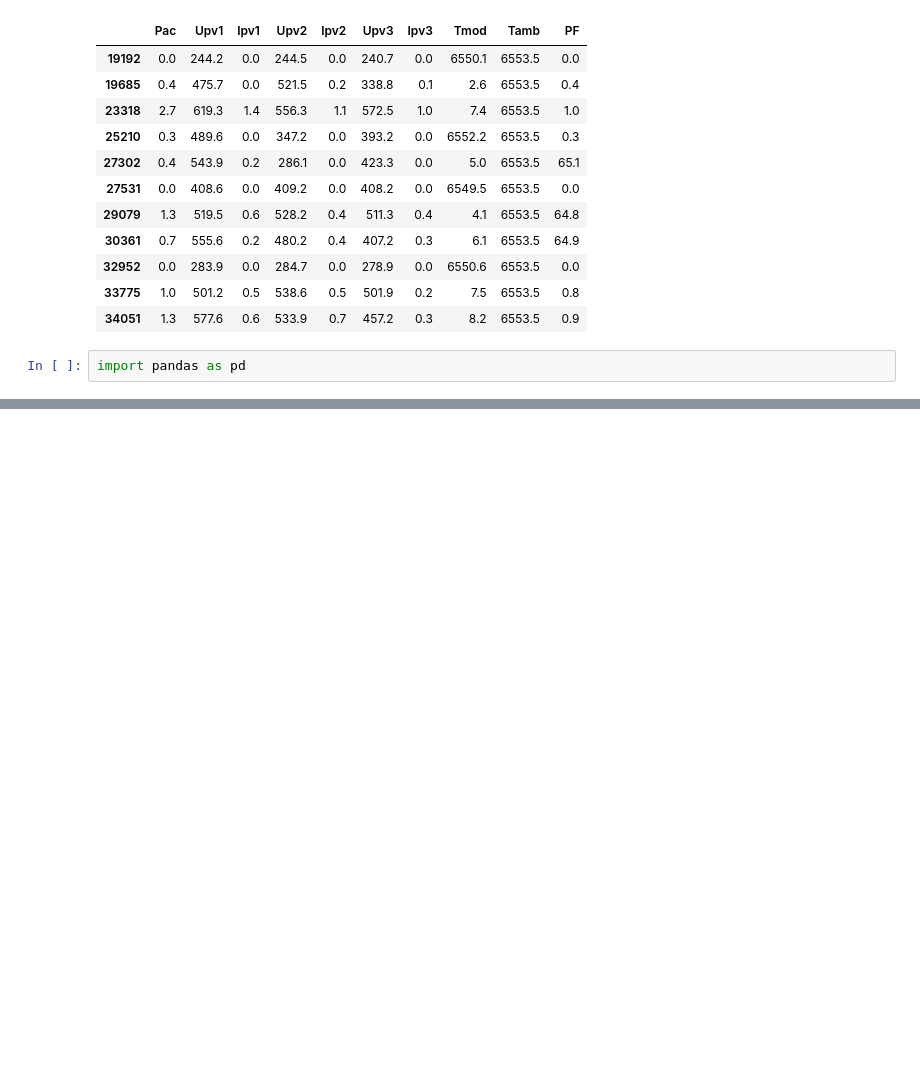
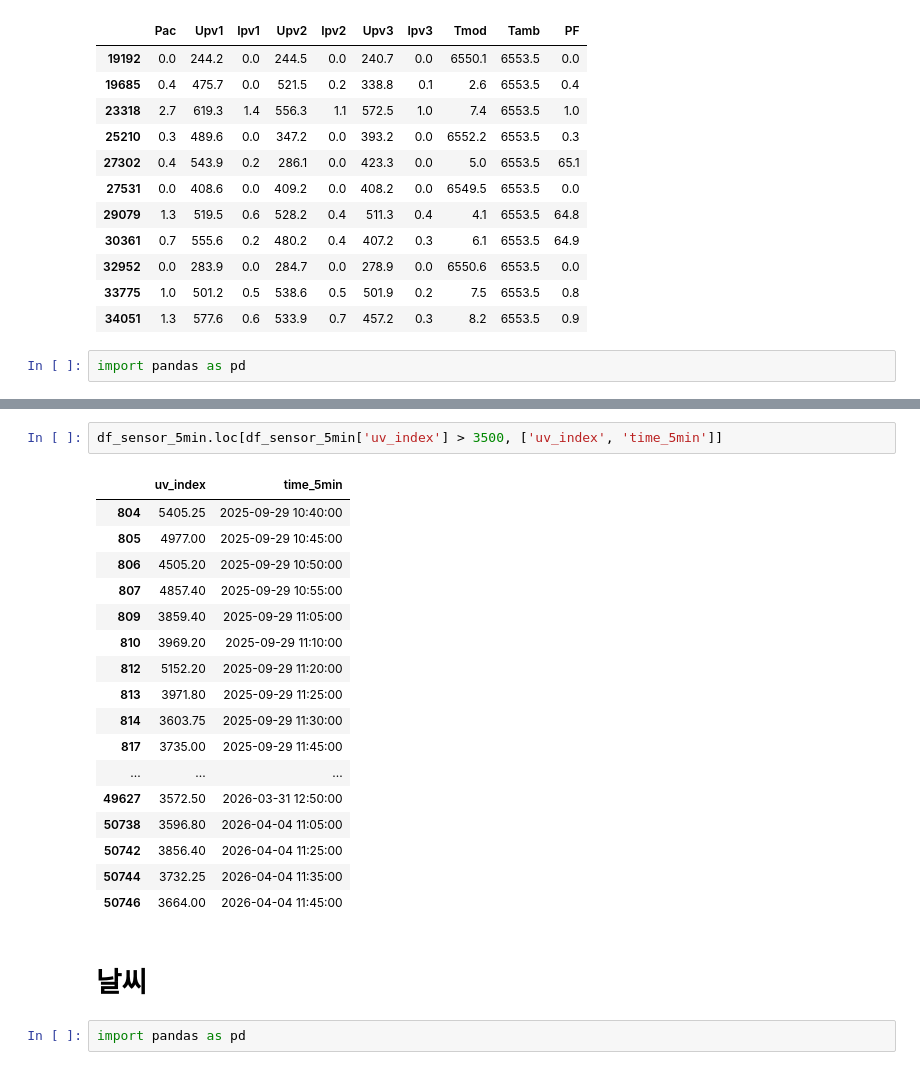
Before and after one commit to donggi22/insolation, a Jupyter notebook: EDA2.ipynb, the cells around one changed output, grey strips where cells are left out. Drawn from its saved outputs; the diff is of its cells as text; blank space fills up the shorter version.

```diff
--- a/EDA2.ipynb
+++ b/EDA2.ipynb
@@ -215,3 +260,27 @@ uv_index : [ 989.8  1321.4   368.   ... 2529.6  2827.6  2879.25]
+# %%
+df_sensor_5min.loc[df_sensor_5min['uv_index'] > 3500, ['uv_index', 'time_5min']]
+# %% [output]
+|  | uv_index | time_5min |
+| 804 | 5405.25 | 2025-09-29 10:40:00 |
+| 805 | 4977.00 | 2025-09-29 10:45:00 |
+| 806 | 4505.20 | 2025-09-29 10:50:00 |
+| 807 | 4857.40 | 2025-09-29 10:55:00 |
+| 809 | 3859.40 | 2025-09-29 11:05:00 |
+| 810 | 3969.20 | 2025-09-29 11:10:00 |
+| 812 | 5152.20 | 2025-09-29 11:20:00 |
+| 813 | 3971.80 | 2025-09-29 11:25:00 |
+| 814 | 3603.75 | 2025-09-29 11:30:00 |
+| 817 | 3735.00 | 2025-09-29 11:45:00 |
+| ... | ... | ... |
+| 49627 | 3572.50 | 2026-03-31 12:50:00 |
+| 50738 | 3596.80 | 2026-04-04 11:05:00 |
+| 50742 | 3856.40 | 2026-04-04 11:25:00 |
+| 50744 | 3732.25 | 2026-04-04 11:35:00 |
+| 50746 | 3664.00 | 2026-04-04 11:45:00 |
+# %% [markdown]
+# 날씨
+# %%
+import pandas as pd
 # %%
 df_weather = pd.read_csv('moa_weather.csv', engine='python')
 # if 'rn1' in df_weather.columns:
```
Also changed, not shown: parts of 13 cells of this notebook.
